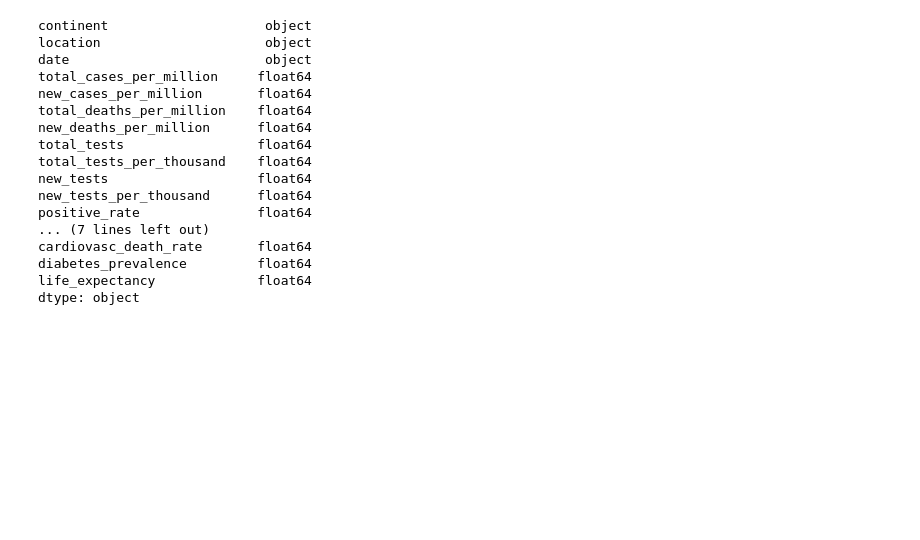
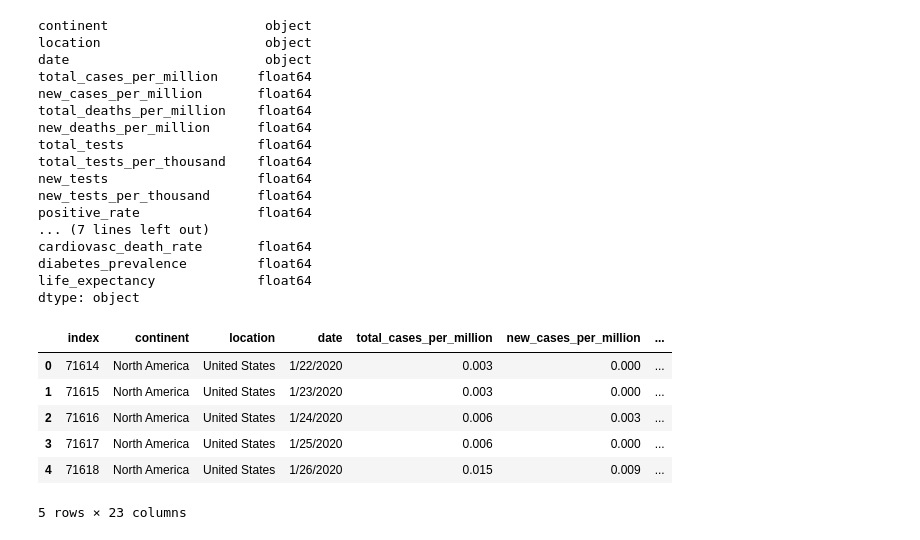
Before and after one commit to luke-c-newell/Final_Project, a Jupyter notebook: Database_ETL.ipynb, the cells around one changed output. Drawn from its saved outputs; the diff is of its cells as text; code cells hidden in the pictures; blank space fills up the shorter version.

Commit message:
Adding reading from SQL database code

```diff
--- a/Database_ETL.ipynb
+++ b/Database_ETL.ipynb
@@ -110,3 +117,32 @@ db_string = f"postgres://postgres:{db_password}@127.0.0.1:5432/Final_Project"
 engine = create_engine(db_string)
 
 usa_covid_clean.to_sql(name='usa_covid', con=engine)
+# %%
+# Connect to PostgreSQL server
+
+dbConnection = engine.connect();
+
+# Read data from PostgreSQL database table and load into a DataFrame instance
+
+usa_covid_sql = pds.read_sql("select * from \"usa_covid\"", dbConnection);
+
+pds.set_option('display.expand_frame_repr', False);
+
+# Print the DataFrame
+
+#print(usa_covid_sql);
+#usa_covid_sql.head()
+
+# Close the database connection
+
+dbConnection.close();
+# %%
+usa_covid_sql.head()
+# %% [output]
+|  | index | continent | location | date | total_cases_per_million | new_cases_per_million | ... |
+| 0 | 71614 | North America | United States | 1/22/2020 | 0.003 | 0.000 | ... |
+| 1 | 71615 | North America | United States | 1/23/2020 | 0.003 | 0.000 | ... |
+| 2 | 71616 | North America | United States | 1/24/2020 | 0.006 | 0.003 | ... |
+| 3 | 71617 | North America | United States | 1/25/2020 | 0.006 | 0.000 | ... |
+| 4 | 71618 | North America | United States | 1/26/2020 | 0.015 | 0.009 | ... |
+5 rows × 23 columns
```
Also changed, not shown: parts of 2 cells of this notebook.
